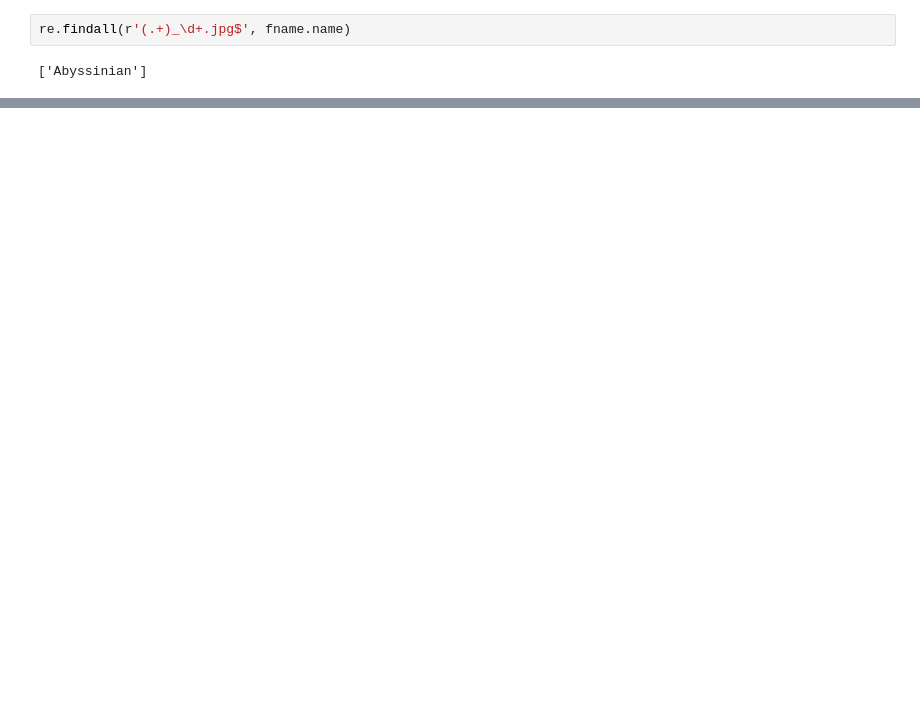
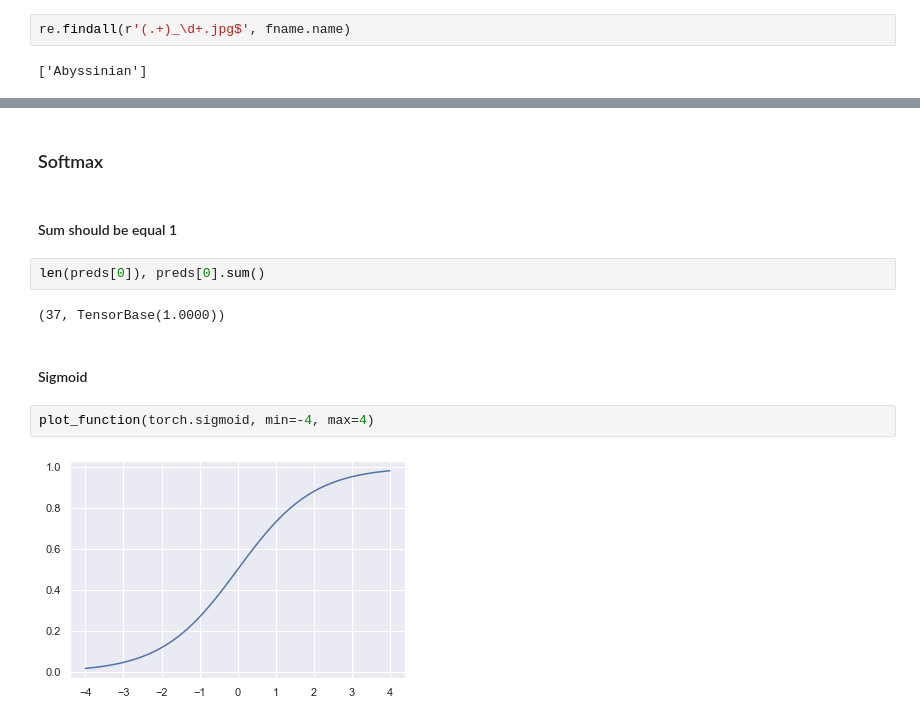
Before and after one commit to Felecort/DLS-Rush, a Jupyter notebook: DLfC/3_pets_rec/1_.ipynb, the cells around one changed output, grey strips where cells are left out. Saved outputs shown, nothing was run; the diff lists cells and outputs as text; blank space fills up the shorter version.

```diff
--- a/DLfC/3_pets_rec/1_.ipynb
+++ b/DLfC/3_pets_rec/1_.ipynb
@@ -78,0 +97,14 @@ Mismatch found on axis 0 of the batch and is of type `TensorImage`:
+# %% [markdown]
+### Softmax
+# %% [markdown]
+#### Sum should be equal 1
+# %%
+len(preds[0]), preds[0].sum()
+# %% [output]
+(37, TensorBase(1.0000))
+# %% [markdown]
+#### Sigmoid
+# %%
+plot_function(torch.sigmoid, min=-4, max=4)
+# %% [output]
+[figure, added]
```
Also changed, not shown: parts of 50 cells of this notebook.
